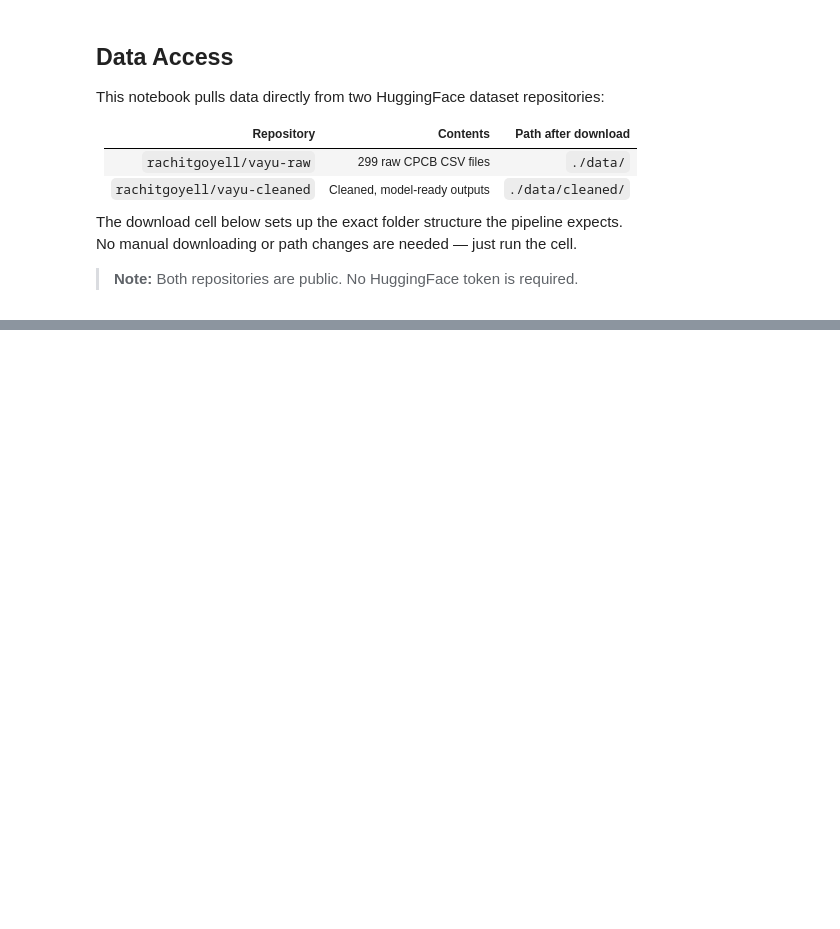
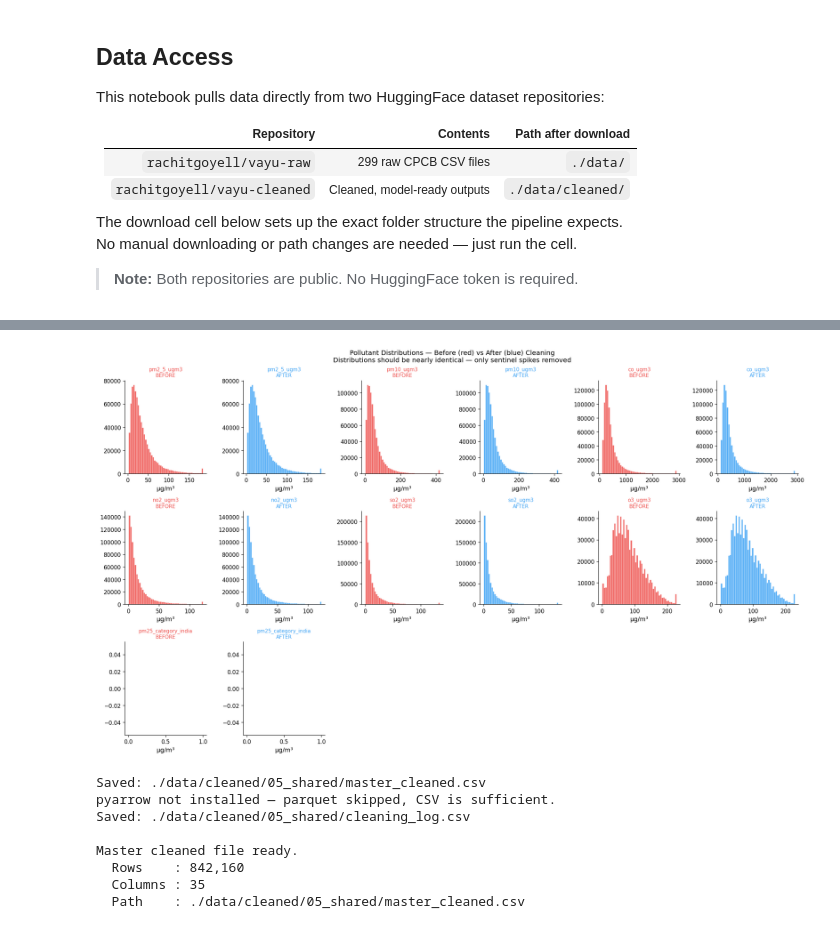
Before and after one commit to rachitgoyal14/vayu, a Jupyter notebook: final.ipynb, the cells around one changed output, grey strips where cells are left out. Saved outputs shown, nothing was run; the diff lists cells and outputs as text; code cells hidden in the pictures; blank space fills up the shorter version.

```diff
--- a/final.ipynb
+++ b/final.ipynb
@@ -131,0 +1902,77 @@ print("✓ data/cleaned/ — cleaned files ready")
+# %%
+# ── Before vs After distribution comparison ───────────────────────────────────
+n     = len(pollutant_cols)
+ncols = 3
+nrows = (n + ncols - 1) // ncols
+
+fig, axes = plt.subplots(nrows, ncols * 2, figsize=(18, nrows * 3.5))
+
+for i, col in enumerate(pollutant_cols):
+    ax_before = axes[i // ncols][(i % ncols) * 2]
+    ax_after  = axes[i // ncols][(i % ncols) * 2 + 1]
+
+    raw     = pd.to_numeric(df_raw_snapshot[col], errors='coerce').dropna()
+    cleaned = pd.to_numeric(df[col],              errors='coerce').dropna()
+
+    cl     = col.lower()
+    ranges = VALID_RANGES_UGM3 if 'ugm3' in cl else VALID_RANGES_MGM3
+    _, hi  = next(((lo, hi) for kw, (lo, hi) in ranges.items() if kw in cl), (0, 9999))
+
+    clip = hi
+    ax_before.hist(raw[raw <= clip],     bins=50, color='#EF5350',
+                   edgecolor='white', linewidth=0.3, alpha=0.85)
+    ax_after.hist( cleaned[cleaned <= clip], bins=50, color='#42A5F5',
+                   edgecolor='white', linewidth=0.3, alpha=0.85)
+
+    ax_before.set_title(f'{col}\nBEFORE', fontsize=9, color='#EF5350')
+    ax_after.set_title( f'{col}\nAFTER',  fontsize=9, color='#42A5F5')
+    ax_before.set_xlabel('µg/m³')
+    ax_after.set_xlabel('µg/m³')
+
+for j in range(i + 1, nrows * ncols):
+    axes[j // ncols][(j % ncols) * 2].set_visible(False)
+    axes[j // ncols][(j % ncols) * 2 + 1].set_visible(False)
+
+plt.suptitle(
+    'Pollutant Distributions — Before (red) vs After (blue) Cleaning\n'
+    'Distributions should be nearly identical — only sentinel spikes removed',
+    fontsize=12
+)
+plt.tight_layout()
+plt.show()
+
+# ── Save master cleaned file ──────────────────────────────────────────────────
+import os
+SHARED_DIR = './data/cleaned/05_shared'
+os.makedirs(SHARED_DIR, exist_ok=True)
+
+csv_path = os.path.join(SHARED_DIR, 'master_cleaned.csv')
+df.to_csv(csv_path, index=False)
+print(f'Saved: {csv_path}')
+
+try:
+    parquet_path = os.path.join(SHARED_DIR, 'master_cleaned.parquet')
+    df.to_parquet(parquet_path, index=False)
+    print(f'Saved: {parquet_path}')
+except ImportError:
+    print('pyarrow not installed — parquet skipped, CSV is sufficient.')
+
+# Save cleaning log
+log_path = os.path.join(SHARED_DIR, 'cleaning_log.csv')
+pd.DataFrame(cleaning_log).to_csv(log_path, index=False)
+print(f'Saved: {log_path}')
+
+print(f'\nMaster cleaned file ready.')
+print(f'  Rows    : {len(df):,}')
+print(f'  Columns : {len(df.columns)}')
+print(f'  Path    : {csv_path}')
+# %% [output]
+[figure, added]
+Saved: ./data/cleaned/05_shared/master_cleaned.csv
+pyarrow not installed — parquet skipped, CSV is sufficient.
+Saved: ./data/cleaned/05_shared/cleaning_log.csv
+
+Master cleaned file ready.
+  Rows    : 842,160
+  Columns : 35
+  Path    : ./data/cleaned/05_shared/master_cleaned.csv
```
Also changed, not shown: parts of 45 cells of this notebook, 9 other files.
